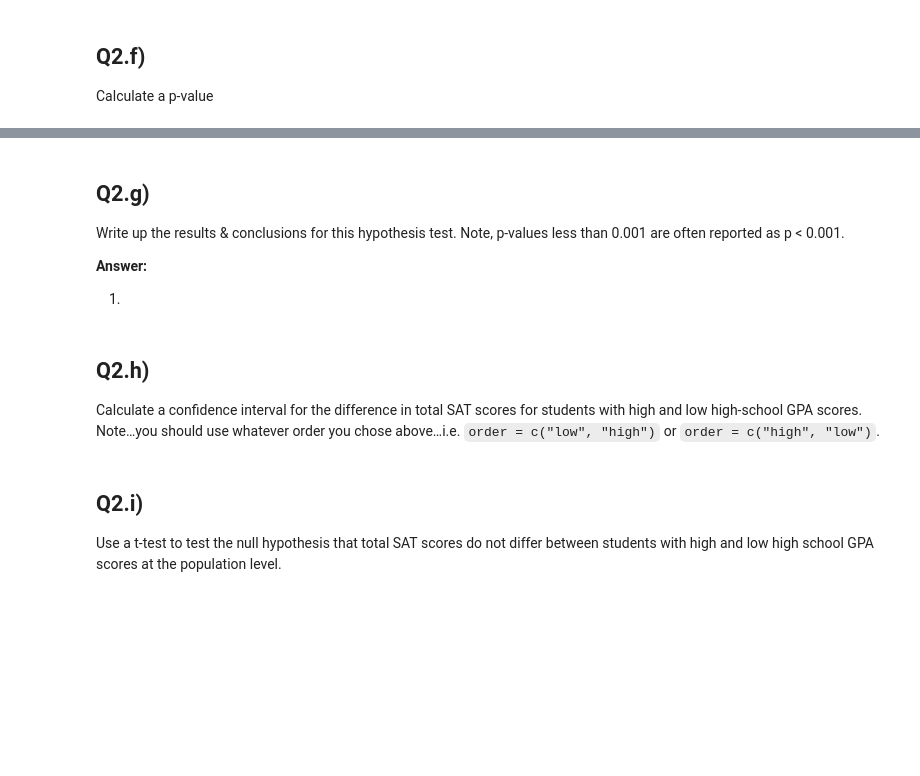
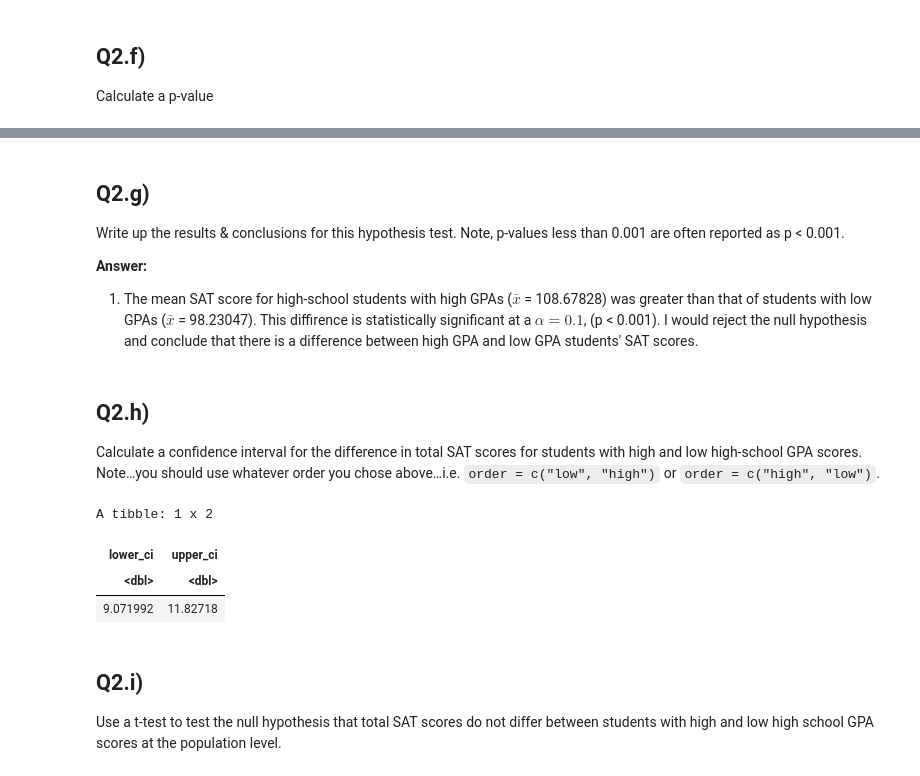
Before and after one commit to ksotoenc/data-730-a08, a Jupyter notebook: assignment9.ipynb, the cells around one changed output, grey strips where cells are left out. Cells and saved outputs as stored; diff of their text form; code cells hidden in the pictures; blank space fills up the shorter version.

```diff
--- a/assignment9.ipynb
+++ b/assignment9.ipynb
@@ -338,7 +440,7 @@ p-values less than 0.001 are often reported as p \< 0.001.
 
 **Answer:**
 
-1.
+1.  The mean SAT score for high-school students with high GPAs ($\bar{x}$ = 108.67828) was greater than that of students with low GPAs ($\bar{x}$ = 98.23047). This diffirence is statistically significant at a $\alpha = 0.1$, (p < 0.001). I would reject the null hypothesis and conclude that there is a difference between high GPA and low GPA students' SAT scores.
 # %% [markdown]
 ## Q2.h)
 
@@ -349,7 +451,18 @@ use whatever order you chose above…i.e. `order = c("low", "high")` or
 # %%
 # you finish this code....
 
-# ci_diff_sat_means <- sat_gpa %>%
+ci_diff_sat_means <- sat_gpa %>%
+  specify(sat_total ~ gpa_hs) %>%
+  generate(reps = 5000, type = "bootstrap") %>%
+  calculate(stat = "diff in means", order = c("high", "low")) %>%
+  get_confidence_interval(level = 0.90)
+
+ci_diff_sat_means
+# %% [output]
+A tibble: 1 x 2
+| lower_ci | upper_ci |
+| <dbl> | <dbl> |
+| 9.071992 | 11.82718 |
 # %% [markdown]
 ## Q2.i)
 
```
Also changed, not shown: parts of 20 cells of this notebook.
